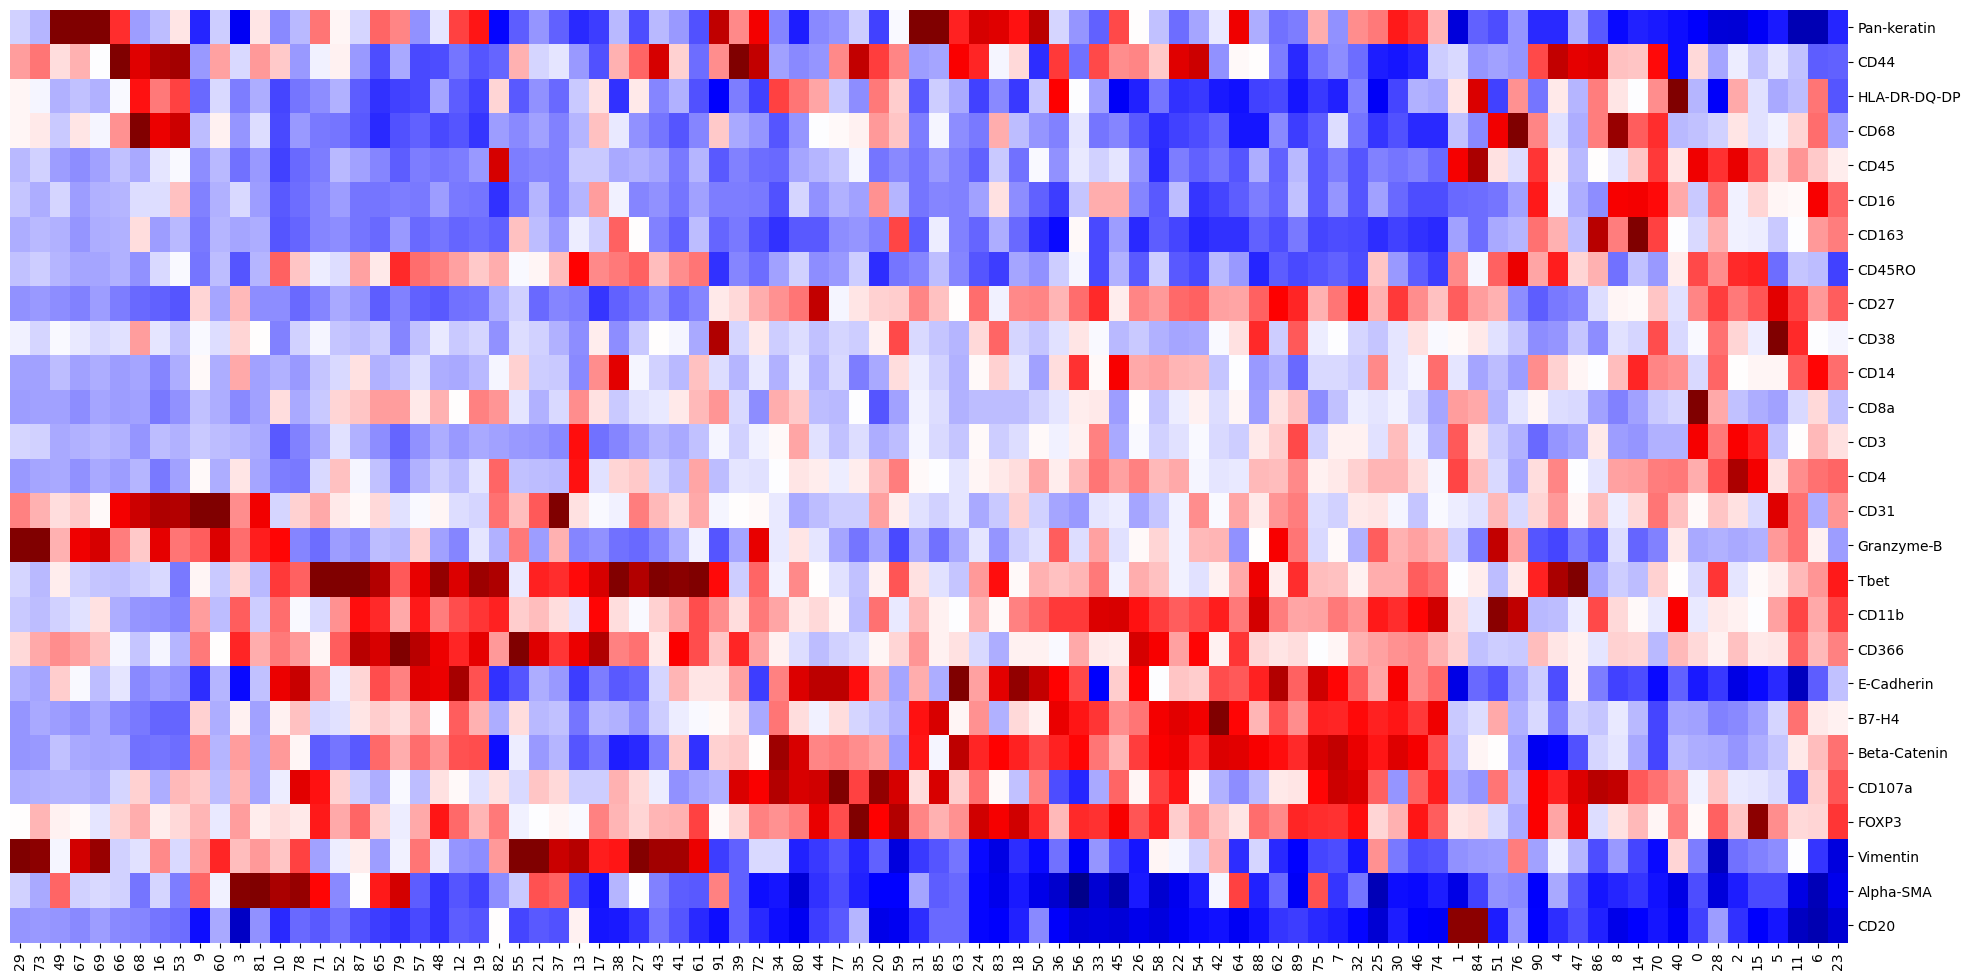
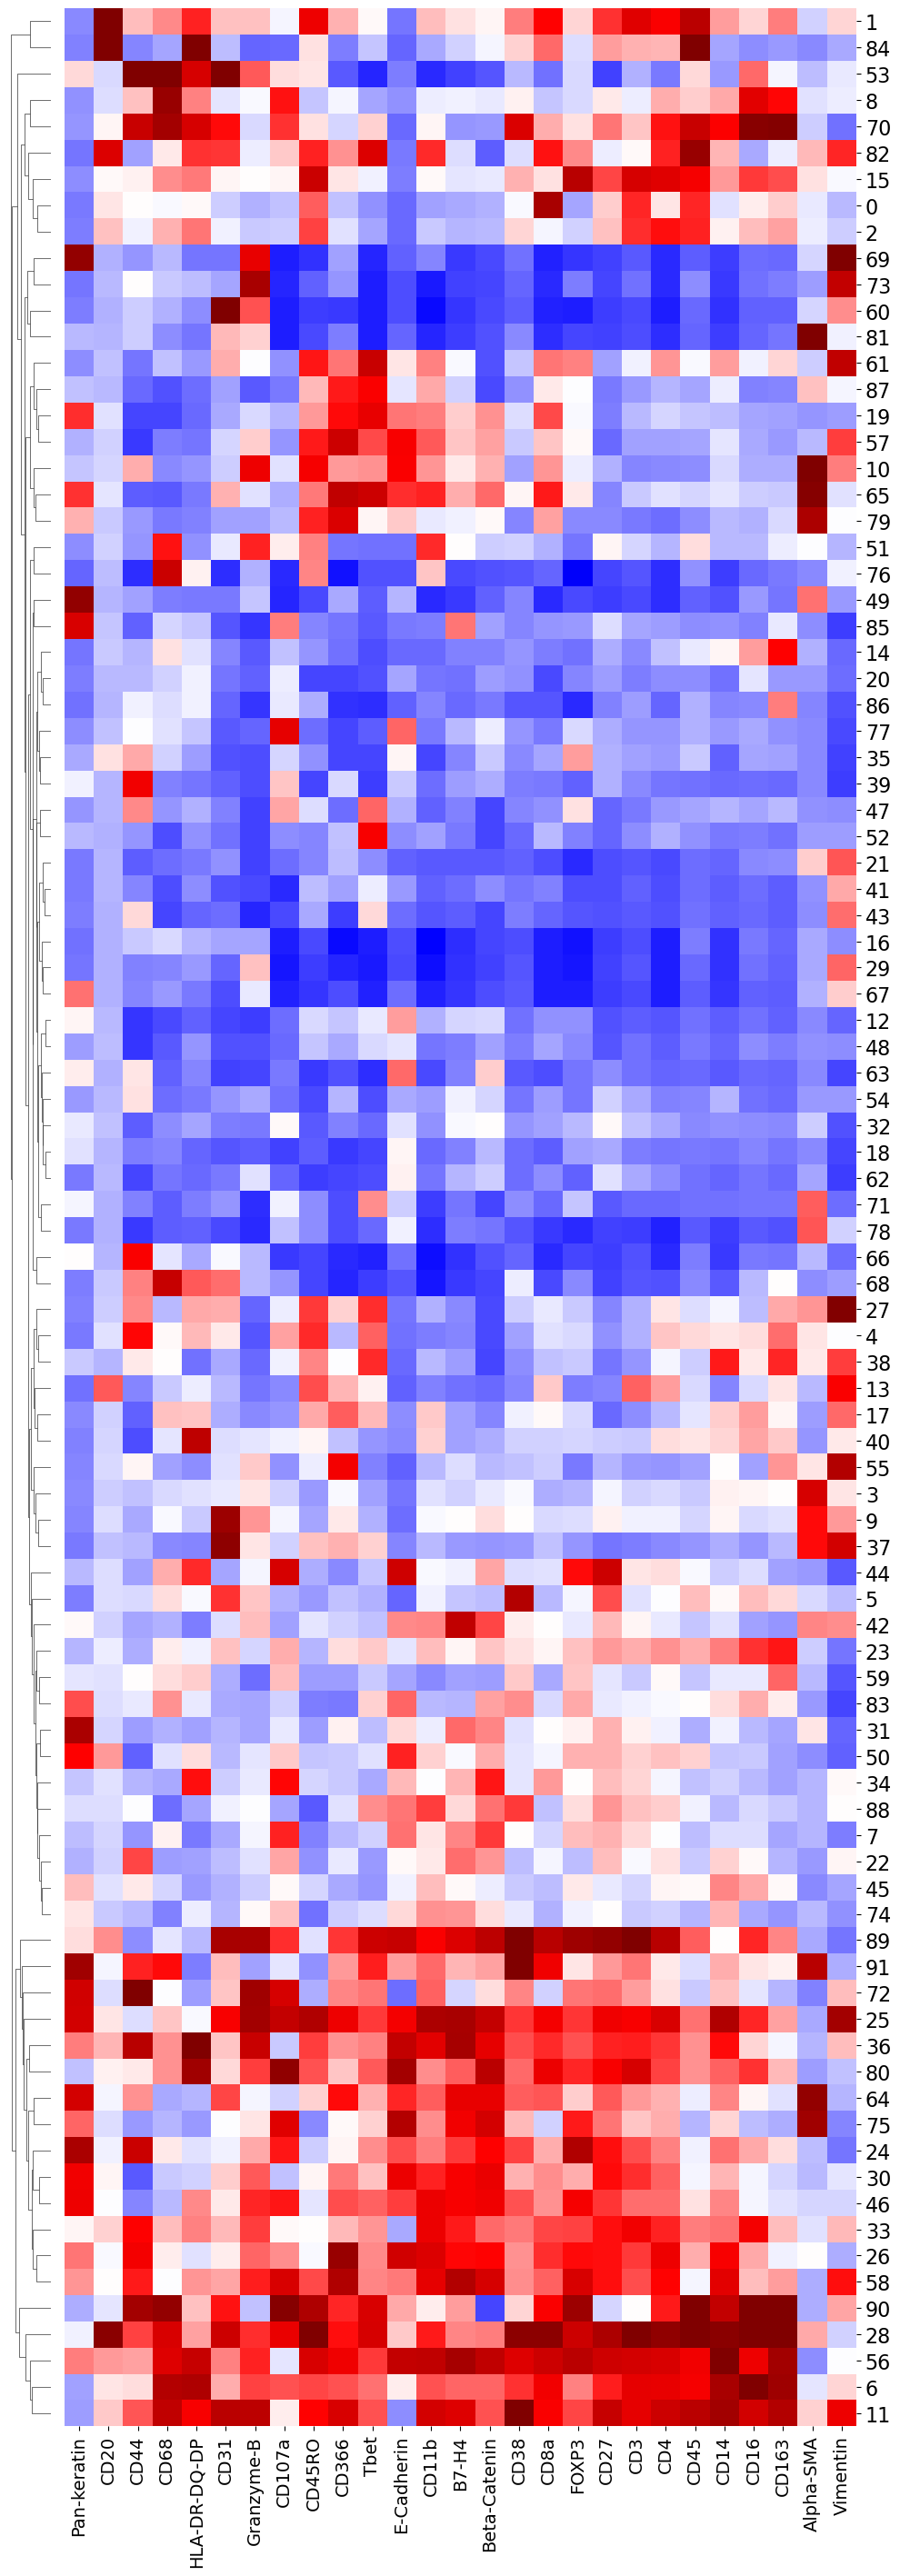
Unified diff of the notebook cell whose output changed from the first chart to the second:
--- before
+++ after
@@ -1,6 +1,10 @@
-plt.figure(figsize = (100,30))
-cg = sns.clustermap(cluster_mean_expr,z_score=1,cmap = 'seismic',vmin = -3,vmax = 3,dendrogram_ratio=0.01,figsize = (20,10),colors_ratio=0.5)
-cg.ax_row_dendrogram.set_visible(False)
+
+cg = sns.clustermap(cluster_mean_expr.T,z_score=1,cmap = 'seismic',vmin = -3,vmax = 3,dendrogram_ratio=0.05,figsize = (10,30),colors_ratio=0.5)
+#cg.ax_row_dendrogram.set_visible(False)
 cg.ax_col_dendrogram.set_visible(False)
 cg.cax.set_visible(False)
-#plt.savefig('phenograph_clustermap.png')
+cg.ax_heatmap.set_xticklabels(cg.ax_heatmap.get_xmajorticklabels(),fontsize = 14)
+cg.ax_heatmap.set_yticklabels(cg.ax_heatmap.get_ymajorticklabels(),fontsize = 16)
+_ = plt.setp(cg.ax_heatmap.get_yticklabels(), rotation=0)
+plt.tight_layout()
+#cg.savefig('phenograph_clustermap.png')

Commit: quality control